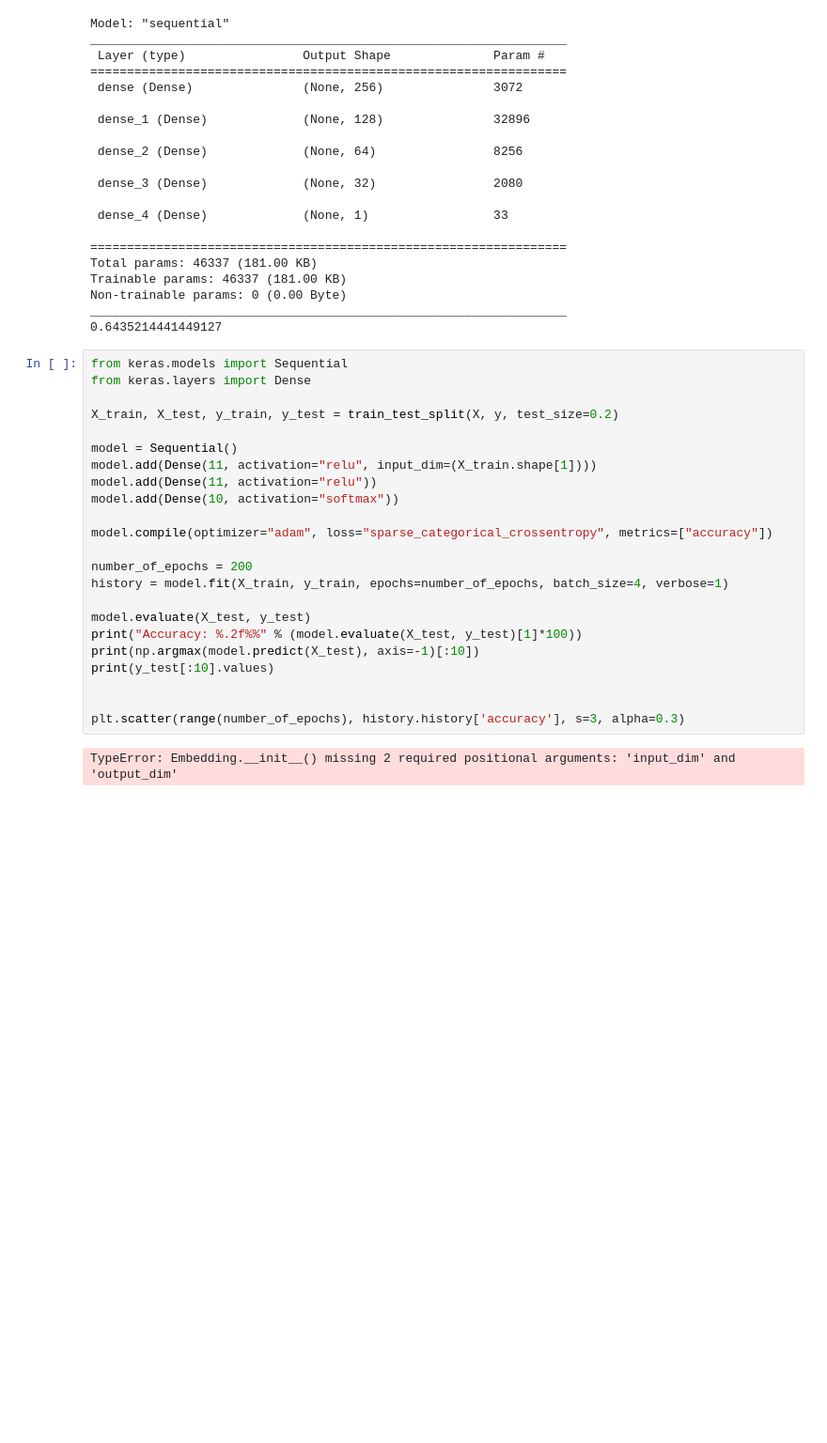
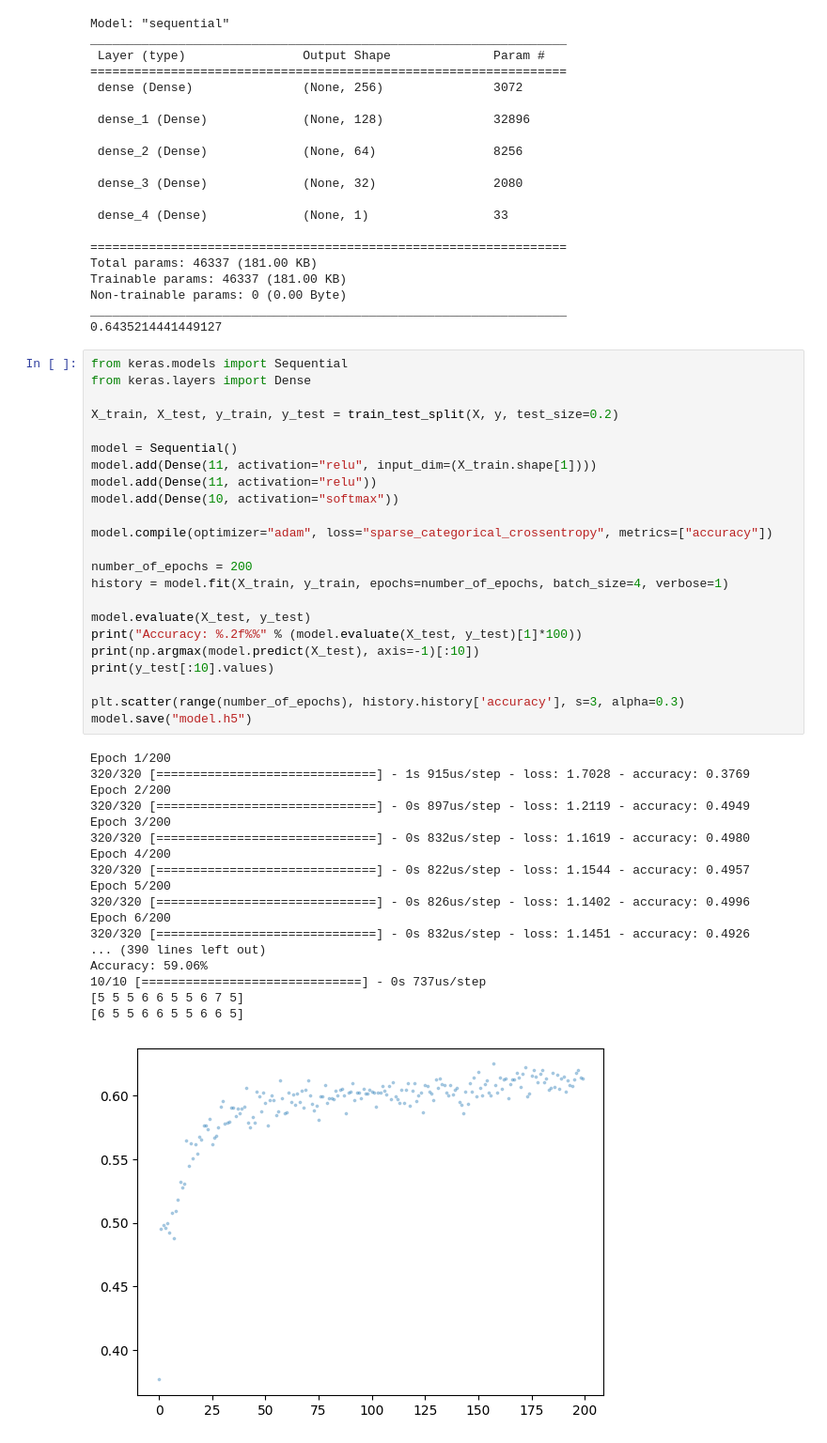
Before and after one commit to akt1215/AITemplate, a Jupyter notebook: Kaggle/WineQuality/Code/Wine_Quality.ipynb, the cells around one changed output. Shown: that part at 94% size. Saved outputs shown, nothing was run; the diff lists cells and outputs as text; blank space fills up the shorter version.

Commit message:
Saved a model with 200 epochs

```diff
--- a/Kaggle/WineQuality/Code/Wine_Quality.ipynb
+++ b/Kaggle/WineQuality/Code/Wine_Quality.ipynb
@@ -195,25 +195,42 @@ _________________________________________________________________
 # %%
 from keras.models import Sequential
 from keras.layers import Dense
 
 X_train, X_test, y_train, y_test = train_test_split(X, y, test_size=0.2)
 
 model = Sequential()
 model.add(Dense(11, activation="relu", input_dim=(X_train.shape[1])))
 model.add(Dense(11, activation="relu"))
 model.add(Dense(10, activation="softmax"))
 
 model.compile(optimizer="adam", loss="sparse_categorical_crossentropy", metrics=["accuracy"])
 
 number_of_epochs = 200
 history = model.fit(X_train, y_train, epochs=number_of_epochs, batch_size=4, verbose=1)
 
 model.evaluate(X_test, y_test)
 print("Accuracy: %.2f%%" % (model.evaluate(X_test, y_test)[1]*100))
 print(np.argmax(model.predict(X_test), axis=-1)[:10])
 print(y_test[:10].values)
 
-
 plt.scatter(range(number_of_epochs), history.history['accuracy'], s=3, alpha=0.3)
+model.save("model.h5")
 # %% [output]
-TypeError: Embedding.__init__() missing 2 required positional arguments: 'input_dim' and 'output_dim'
+Epoch 1/200
+320/320 [==============================] - 1s 915us/step - loss: 1.7028 - accuracy: 0.3769
+Epoch 2/200
+320/320 [==============================] - 0s 897us/step - loss: 1.2119 - accuracy: 0.4949
+Epoch 3/200
+320/320 [==============================] - 0s 832us/step - loss: 1.1619 - accuracy: 0.4980
+Epoch 4/200
+320/320 [==============================] - 0s 822us/step - loss: 1.1544 - accuracy: 0.4957
+Epoch 5/200
+320/320 [==============================] - 0s 826us/step - loss: 1.1402 - accuracy: 0.4996
+Epoch 6/200
+320/320 [==============================] - 0s 832us/step - loss: 1.1451 - accuracy: 0.4926
+... (390 lines left out)
+Accuracy: 59.06%
+10/10 [==============================] - 0s 737us/step
+[5 5 5 6 6 5 5 6 7 5]
+[6 5 5 6 6 5 5 6 6 5]
+[figure, added]
```
Also changed, not shown: 1 other file.
